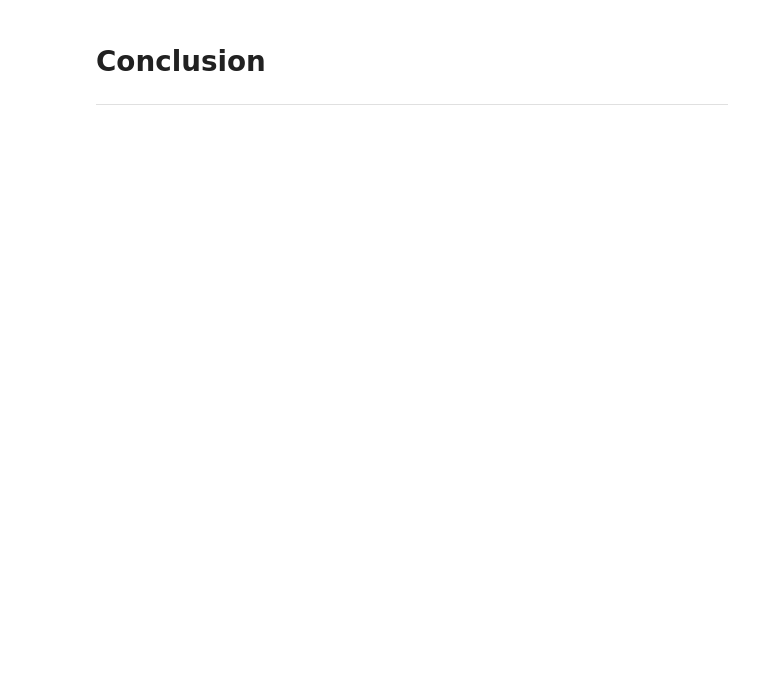
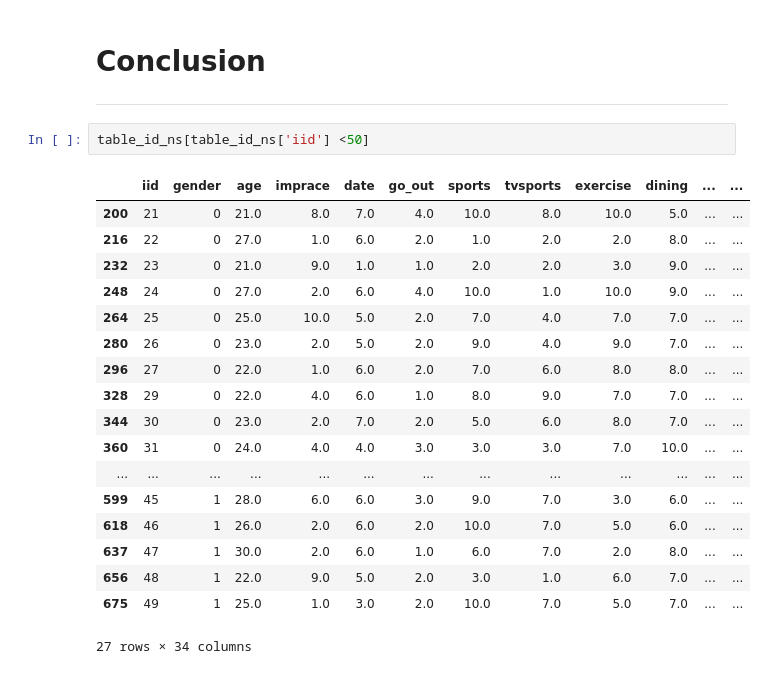
Before and after one commit to dam-grassman/SpeedDating, a Jupyter notebook: Notebook a rendre.ipynb, the cells around one changed output. Cells and saved outputs as stored; diff of their text form; blank space fills up the shorter version.

```diff
--- a/Notebook a rendre.ipynb
+++ b/Notebook a rendre.ipynb
@@ -795,3 +976,24 @@ d
 # %% [markdown]
 # Conclusion
 ___
+# %%
+table_id_ns[table_id_ns['iid'] <50]
+# %% [output]
+|  | iid | gender | age | imprace | date | go_out | sports | tvsports | exercise | dining | ... | ... |
+| 200 | 21 | 0 | 21.0 | 8.0 | 7.0 | 4.0 | 10.0 | 8.0 | 10.0 | 5.0 | ... | ... |
+| 216 | 22 | 0 | 27.0 | 1.0 | 6.0 | 2.0 | 1.0 | 2.0 | 2.0 | 8.0 | ... | ... |
+| 232 | 23 | 0 | 21.0 | 9.0 | 1.0 | 1.0 | 2.0 | 2.0 | 3.0 | 9.0 | ... | ... |
+| 248 | 24 | 0 | 27.0 | 2.0 | 6.0 | 4.0 | 10.0 | 1.0 | 10.0 | 9.0 | ... | ... |
+| 264 | 25 | 0 | 25.0 | 10.0 | 5.0 | 2.0 | 7.0 | 4.0 | 7.0 | 7.0 | ... | ... |
+| 280 | 26 | 0 | 23.0 | 2.0 | 5.0 | 2.0 | 9.0 | 4.0 | 9.0 | 7.0 | ... | ... |
+| 296 | 27 | 0 | 22.0 | 1.0 | 6.0 | 2.0 | 7.0 | 6.0 | 8.0 | 8.0 | ... | ... |
+| 328 | 29 | 0 | 22.0 | 4.0 | 6.0 | 1.0 | 8.0 | 9.0 | 7.0 | 7.0 | ... | ... |
+| 344 | 30 | 0 | 23.0 | 2.0 | 7.0 | 2.0 | 5.0 | 6.0 | 8.0 | 7.0 | ... | ... |
+| 360 | 31 | 0 | 24.0 | 4.0 | 4.0 | 3.0 | 3.0 | 3.0 | 7.0 | 10.0 | ... | ... |
+| ... | ... | ... | ... | ... | ... | ... | ... | ... | ... | ... | ... | ... |
+| 599 | 45 | 1 | 28.0 | 6.0 | 6.0 | 3.0 | 9.0 | 7.0 | 3.0 | 6.0 | ... | ... |
+| 618 | 46 | 1 | 26.0 | 2.0 | 6.0 | 2.0 | 10.0 | 7.0 | 5.0 | 6.0 | ... | ... |
+| 637 | 47 | 1 | 30.0 | 2.0 | 6.0 | 1.0 | 6.0 | 7.0 | 2.0 | 8.0 | ... | ... |
+| 656 | 48 | 1 | 22.0 | 9.0 | 5.0 | 2.0 | 3.0 | 1.0 | 6.0 | 7.0 | ... | ... |
+| 675 | 49 | 1 | 25.0 | 1.0 | 3.0 | 2.0 | 10.0 | 7.0 | 5.0 | 7.0 | ... | ... |
+27 rows × 34 columns
```
Also changed, not shown: parts of 21 cells of this notebook, 1 other file.
